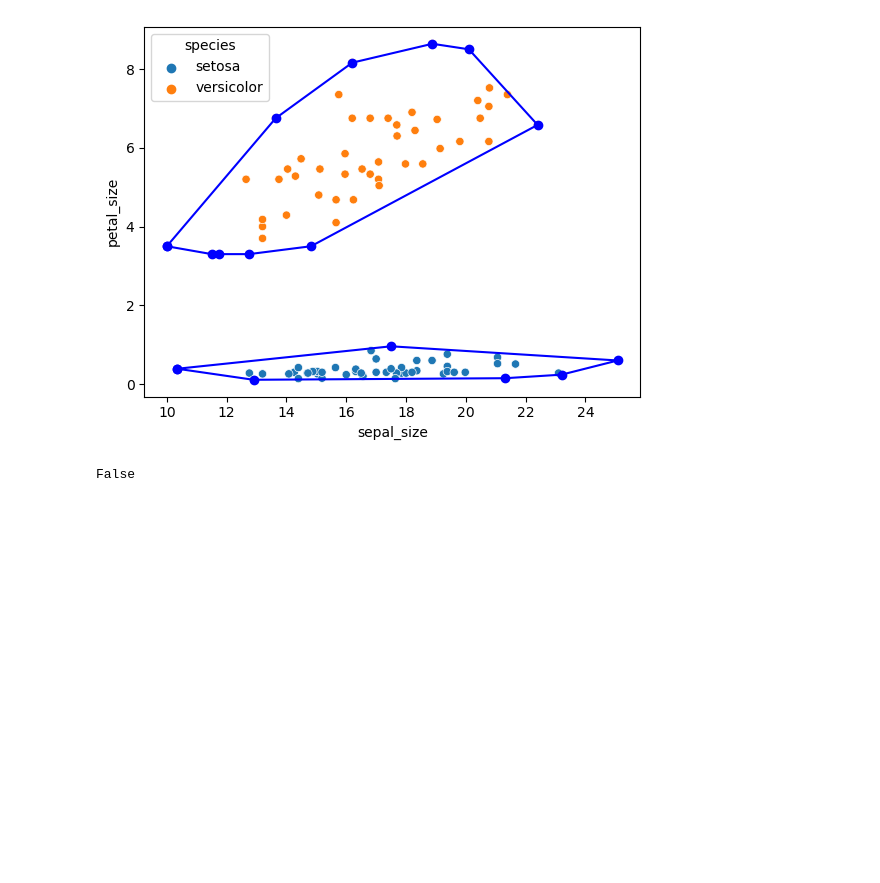
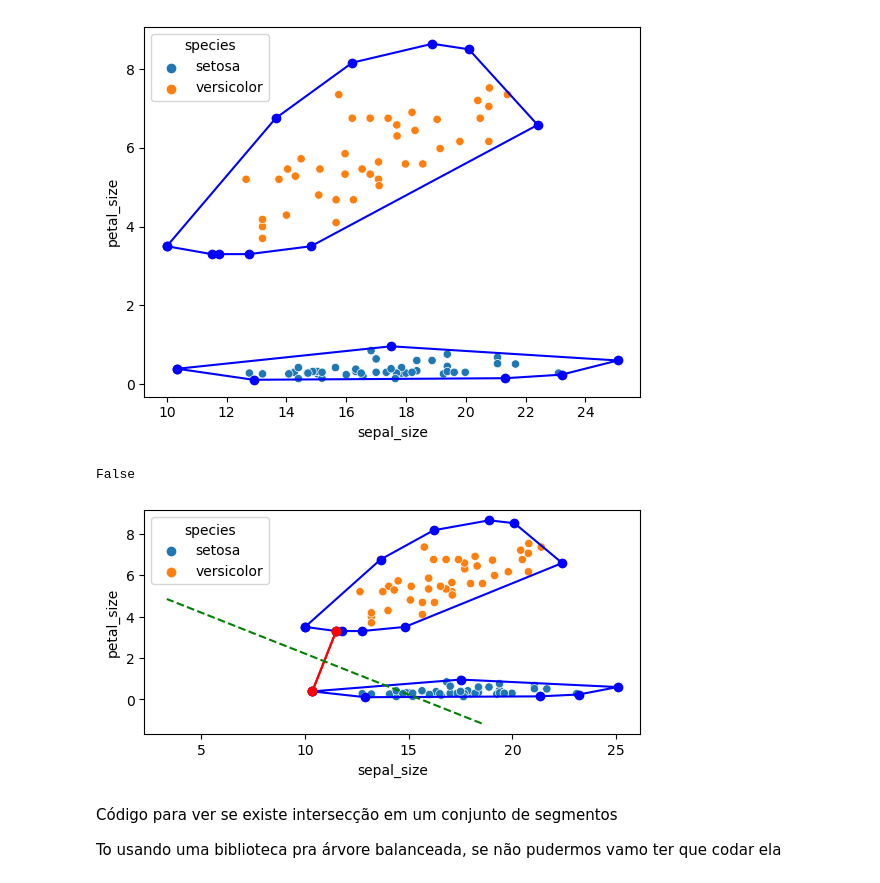
Before and after one commit to avelarh/TP-GeometriaComputacional-Alg2, a Jupyter notebook: envoltoria_convexa.ipynb, the cells around one changed output. Cells and saved outputs as stored; diff of their text form; code cells hidden in the pictures; blank space fills up the shorter version.

Commit message:
pontos mais próximos, linha perpendicular e varredura linear

```diff
--- a/envoltoria_convexa.ipynb
+++ b/envoltoria_convexa.ipynb
@@ -172,3 +172,71 @@ def check_convex_hull_overlap(convex_hull1, convex_hull2):
 check_convex_hull_overlap(envoltoria11, envoltoria22)
 # %% [output]
 False
+# %%
+def distancia(p1, p2):
+    return math.sqrt((p1[0] - p2[0])**2 + (p1[1] - p2[1])**2)
+
+def pontos_mais_proximos(conjunto1, conjunto2):
+    min_dist = float('inf')
+    pontos = None
+
+    for p1 in conjunto1:
+        for p2 in conjunto2:
+            dist = distancia(p1, p2)
+            if dist < min_dist:
+                min_dist = dist
+                pontos = (p1, p2)
+
+    return pontos, min_dist
+# %%
+x, y = df.shape
+tipo1 = []
+tipo2 = []
+for i in range (0,x):
+    if df['species'][i] == "setosa":
+        tipo1.append(((df["petal_size"][i]), df["sepal_size"][i]))
+    else:
+        tipo2.append((df["petal_size"][i], df["sepal_size"][i]))
+
+envoltoria11 = envoltoria_convexa(tipo1)
+envoltoria22= envoltoria_convexa(tipo2)
+
+pontos, dist = pontos_mais_proximos(envoltoria11, envoltoria22)
+
+
+y, x = zip(*envoltoria11)
+
+plt.plot(x + (x[0],), y + (y[0],), linestyle='-', marker='o', color='b')
+
+d, c = zip(*envoltoria22)
+
+plt.plot(c + (c[0],), d + (d[0],), linestyle='-', marker='o', color='b')
+sns.scatterplot(data=iris, x='sepal_size', y='petal_size', hue='species')
+
+p1, p2 = pontos
+plt.plot(*zip(*((p[1], p[0]) for p in pontos)), linestyle='-', color='r', marker='o')
+
+p1, p2 = pontos
+plt.plot(*zip(*((p[1], p[0]) for p in pontos)), linestyle='-', color='r', marker='o')
+
+######
+
+# ponto medio
+ponto_medio = ((p1[0] + p2[0]) / 2, (p1[1] + p2[1]) / 2)
+
+if p2[1] - p1[1] != 0:
+    inclinacao = (p2[1] - p1[1]) / (p2[0] - p1[0])
+    # Inclinação que gera a linha perpendicularr
+    inclinacao_perpendicular = -1 / inclinacao
+
+    delta = 3
+    y_perpendicular = [ponto_medio[0] - delta, ponto_medio[0] + delta]
+    x_perpendicular = [ponto_medio[1] - delta*inclinacao_perpendicular, ponto_medio[1] + delta*inclinacao_perpendicular]
+
+    plt.plot(x_perpendicular, y_perpendicular, linestyle='--', color='g')
+
+# deixando o gráfico proporcional
+plt.gca().set_aspect('equal', adjustable='box')
+plt.show()
+# %% [output]
+[figure, added]
@@ -174,0 +264,4 @@ False
+# %% [markdown]
+Código para ver se existe intersecção em um conjunto de segmentos
+
+To usando uma biblioteca pra árvore balanceada, se não pudermos vamo ter que codar ela
```
Also changed, not shown: parts of 2 cells of this notebook.
